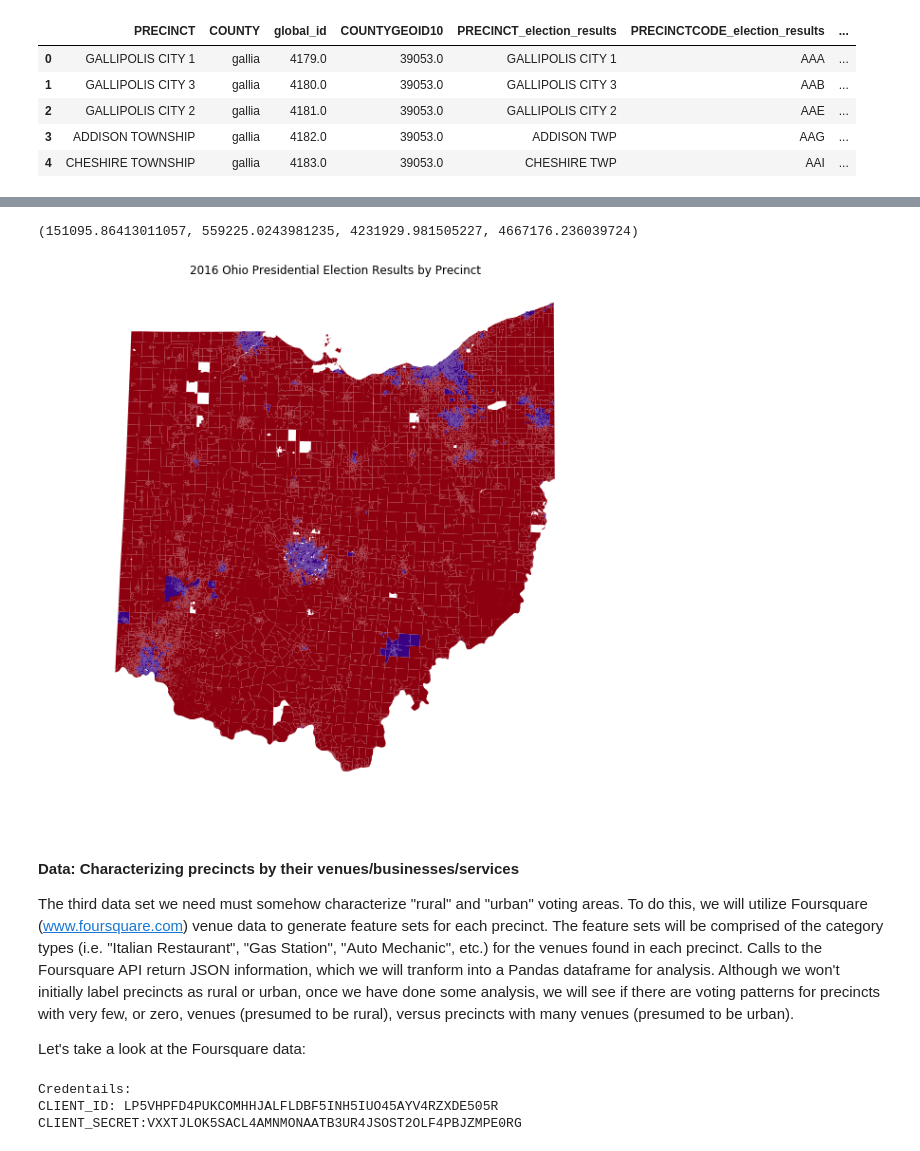
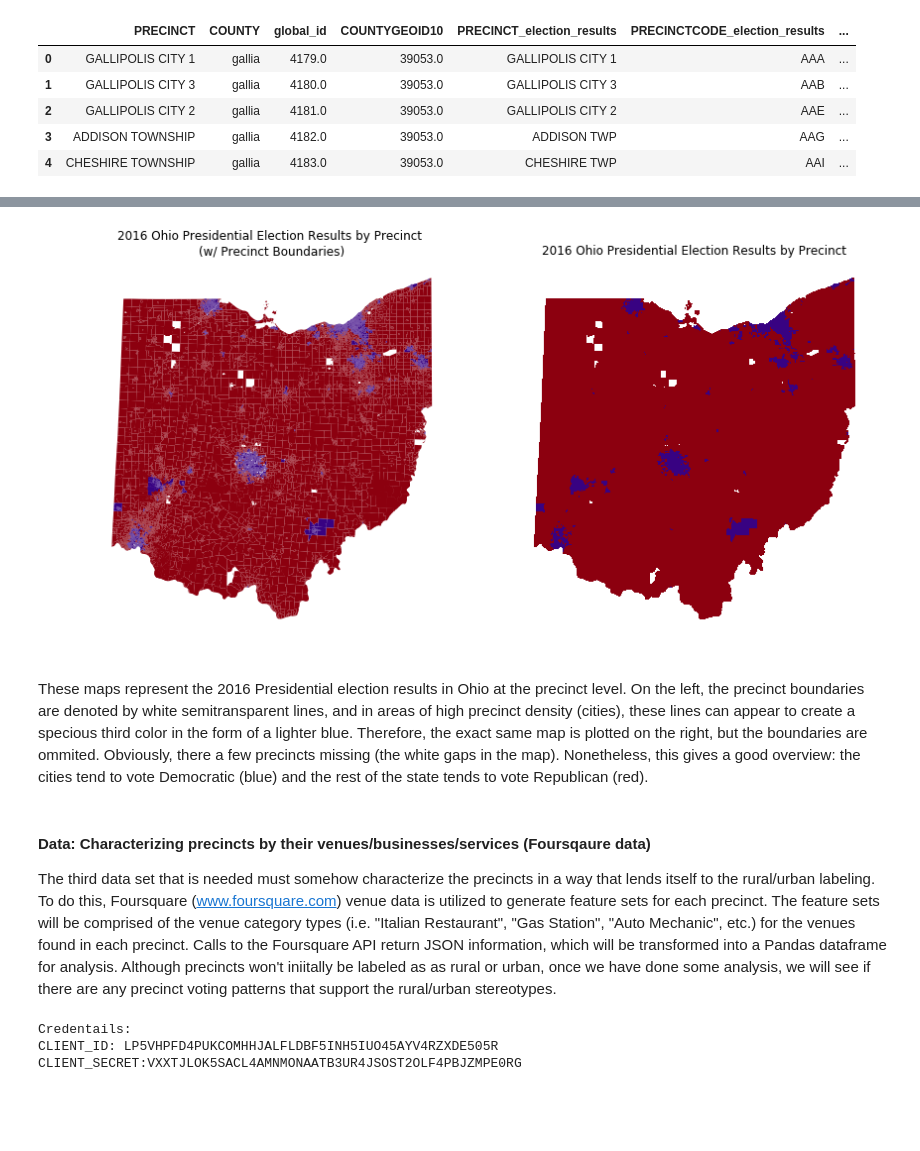
Before and after one commit to cfd2ds/IBM_DataScience, a Jupyter notebook: Course9_Capstone/Week4/Capstone.ipynb, the cells around one changed output, grey strips where cells are left out. Saved outputs shown, nothing was run; the diff lists cells and outputs as text; code cells hidden in the pictures; blank space fills up the shorter version.

```diff
--- a/Course9_Capstone/Week4/Capstone.ipynb
+++ b/Course9_Capstone/Week4/Capstone.ipynb
@@ -246,22 +245,24 @@ from matplotlib.colors import LinearSegmentedColormap
 # %%
 # create custom colormap (red=Trump, blue=Clinton)
 cmap2 = LinearSegmentedColormap.from_list("", ["xkcd:crimson","xkcd:indigo"])
-
-# plot
-fig = ohio_df.plot(column='winner_binary', figsize=[10,10], cmap=cmap2)
-fig.set_title('2016 Ohio Presidential Election Results by Precinct')
-plt.axis('off')
-
-# plt.show()
-# %% [output]
-(151095.86413011057, 559225.0243981235, 4231929.981505227, 4667176.236039724)
-[figure, removed]
+# %%
+# plot actual election results (left=precinct borders, right=no borders)
+fig, (ax1, ax2) = plt.subplots(ncols=2, sharex=True, sharey=True, figsize=[14,7])
+ohio_df.plot(ax=ax1, column='winner_binary', cmap=cmap2)
+ohio_df.plot(ax=ax2, column='winner_binary', cmap=cmap2, antialiased=False)
+ax1.axis('off')
+ax2.axis('off')
+ax1.set_title('2016 Ohio Presidential Election Results by Precinct \n(w/ Precinct Boundaries)')
+ax2.set_title('2016 Ohio Presidential Election Results by Precinct')
+plt.show()
+# %% [output]
+[figure, added]
+# %% [markdown]
+These maps represent the 2016 Presidential election results in Ohio at the precinct level. On the left, the precinct boundaries are denoted by white semitransparent lines, and in areas of high precinct density (cities), these lines can appear to create a specious third color in the form of a lighter blue. Therefore, the exact same map is plotted on the right, but the boundaries are ommited. Obviously, there a few precincts missing (the white gaps in the map). Nonetheless, this gives a good overview: the cities tend to vote Democratic (blue) and the rest of the state tends to vote Republican (red).
 # %% [markdown]
-#### Data: Characterizing precincts by their venues/businesses/services
+#### Data: Characterizing precincts by their venues/businesses/services (Foursqaure data)
 
-The third data set we need must somehow characterize "rural" and "urban" voting areas. To do this, we will utilize Foursquare (www.foursquare.com) venue data to generate feature sets for each precinct. The feature sets will be comprised of the category types (i.e. "Italian Restaurant", "Gas Station", "Auto Mechanic", etc.) for the venues found in each precinct. Calls to the Foursquare API return JSON information, which we will tranform into a Pandas dataframe for analysis. Although we won't initially label precincts as rural or urban, once we have done some analysis, we will see if there are voting patterns for precincts with very few, or zero, venues (presumed to be rural), versus precincts with many venues (presumed to be urban).
-
-Let's take a look at the Foursquare data:
+The third data set that is needed must somehow characterize the precincts in a way that lends itself to the rural/urban labeling. To do this, Foursquare (www.foursquare.com) venue data is utilized to generate feature sets for each precinct. The feature sets will be comprised of the venue category types (i.e. "Italian Restaurant", "Gas Station", "Auto Mechanic", etc.) for the venues found in each precinct. Calls to the Foursquare API return JSON information, which will be transformed into a Pandas dataframe for analysis. Although precincts won't iniitally be labeled as as rural or urban, once we have done some analysis, we will see if there are any precinct voting patterns that support the rural/urban stereotypes.
 # %%
 # import libraries
 import json # JSON files
```
Also changed, not shown: parts of 79 cells of this notebook.
